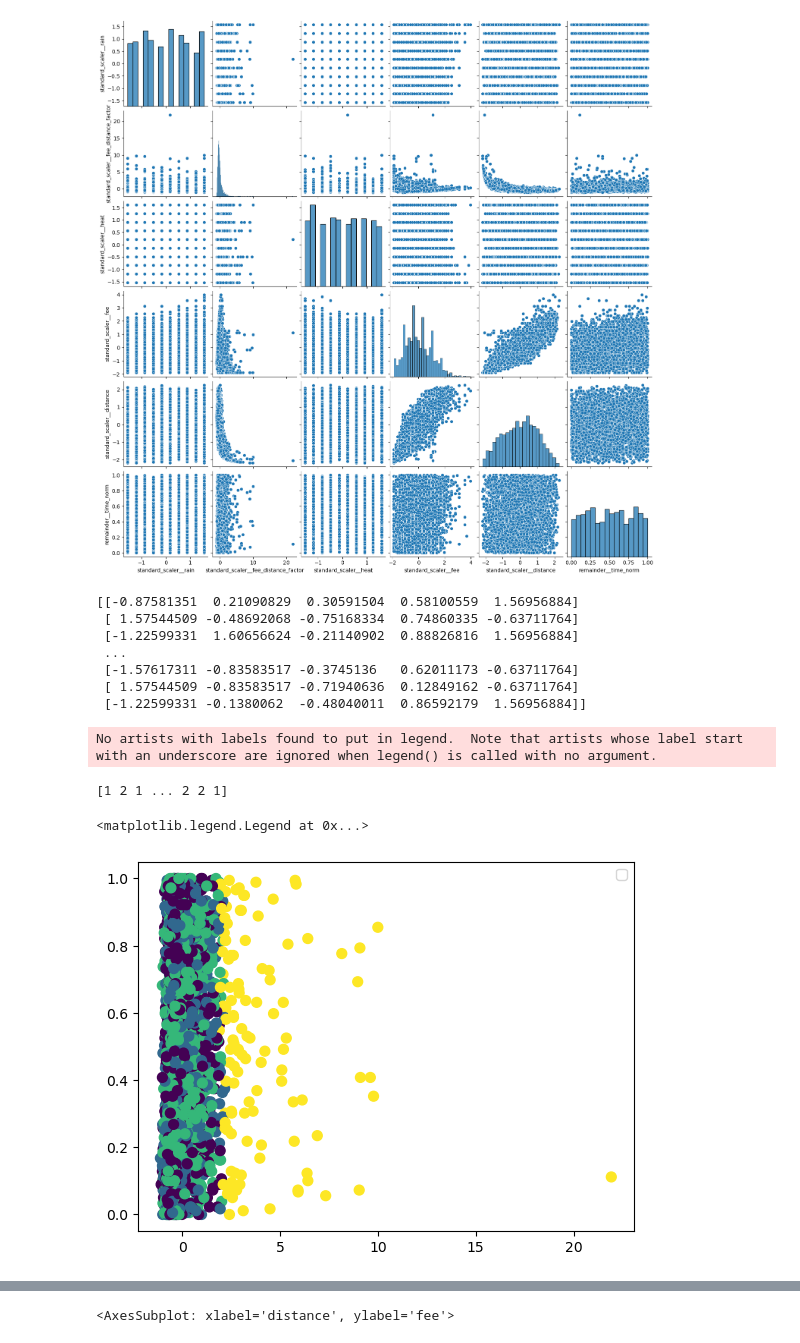
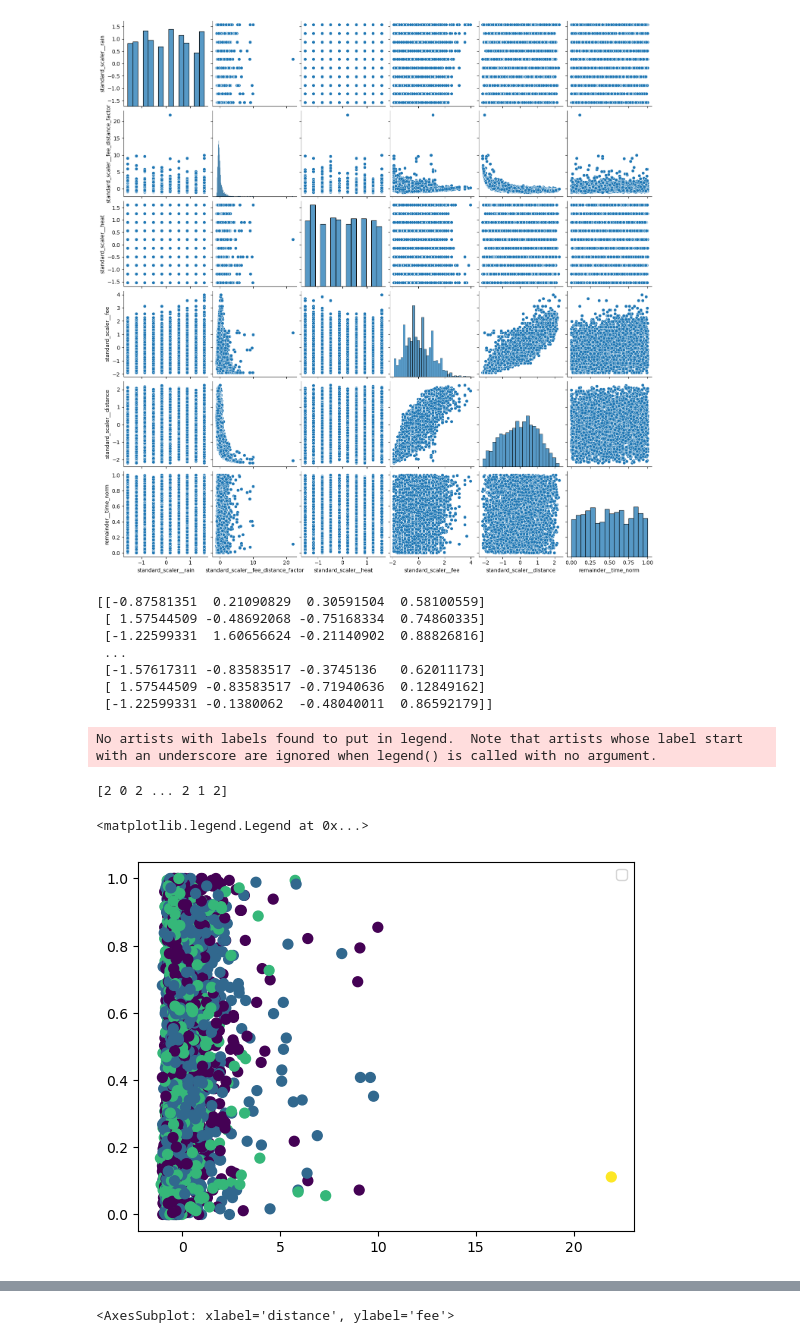
Before and after one commit to quentinchichery/hackathon-peren-2022, a Jupyter notebook: 01-exploration.ipynb, the cells around one changed output, grey strips where cells are left out. Cells and saved outputs as stored; diff of their text form; code cells hidden in the pictures.

Commit message:
remove weekend

```diff
--- a/01-exploration.ipynb
+++ b/01-exploration.ipynb
@@ -389,33 +389,31 @@ sns.pairplot(df_norm[['standard_scaler__rain','standard_scaler__fee_distance_fac
 # %% [output]
 <seaborn.axisgrid.PairGrid at 0x...>
 [figure]
+# %%
+X = df_norm[['standard_scaler__rain',
+             'standard_scaler__heat',
+             'standard_scaler__fee_distance_factor',
+             'remainder__time_norm']].to_numpy() #'standard_scaler__is_weekend'
+print(X)
+# %% [output]
+[[-0.87581351  0.21090829  0.30591504  0.58100559]
+ [ 1.57544509 -0.48692068 -0.75168334  0.74860335]
+ [-1.22599331  1.60656624 -0.21140902  0.88826816]
+ ...
+ [-1.57617311 -0.83583517 -0.3745136   0.62011173]
+ [ 1.57544509 -0.83583517 -0.71940636  0.12849162]
+ [-1.22599331 -0.1380062  -0.48040011  0.86592179]]
 # %%
 from sklearn.cluster import KMeans
 
-X = df_norm[['standard_scaler__rain',
-             'standard_scaler__heat',
-             'standard_scaler__fee_distance_factor',
-             'remainder__time_norm',
-             'standard_scaler__is_weekend']].to_numpy()
-print(X)
-
-kmeans = KMeans(n_clusters=4, random_state=0, n_init="auto").fit(X)
-print(kmeans.labels_)
+clustering = KMeans(n_clusters=4, random_state=0, n_init="auto").fit(X)
+print(clustering.labels_)
 #print(kmeans.cluster_centers_)
 
-
-
-plt.scatter(X[:, 2], X[:, 3], c=kmeans.labels_, s=50, cmap='viridis')
+plt.scatter(X[:, 2], X[:, 3], c=clustering.labels_, s=50, cmap='viridis')
 plt.legend()
 # %% [output]
-[[-0.87581351  0.21090829  0.30591504  0.58100559  1.56956884]
- [ 1.57544509 -0.48692068 -0.75168334  0.74860335 -0.63711764]
- [-1.22599331  1.60656624 -0.21140902  0.88826816  1.56956884]
- ...
- [-1.57617311 -0.83583517 -0.3745136   0.62011173 -0.63711764]
- [ 1.57544509 -0.83583517 -0.71940636  0.12849162 -0.63711764]
- [-1.22599331 -0.1380062  -0.48040011  0.86592179  1.56956884]]
+No artists with labels found to put in legend.  Note that artists whose label start with an underscore are ignored when legend() is called with no argument.
-No artists with labels found to put in legend.  Note that artists whose label start with an underscore are ignored when legend() is called with no argument.
+[2 0 2 ... 2 1 2]
-[1 2 1 ... 2 2 1]
+<matplotlib.legend.Legend at 0x...>
-<matplotlib.legend.Legend at 0x...>
-[figure, old version]
+[figure, new version]
```
Also changed, not shown: parts of 4 cells of this notebook.
